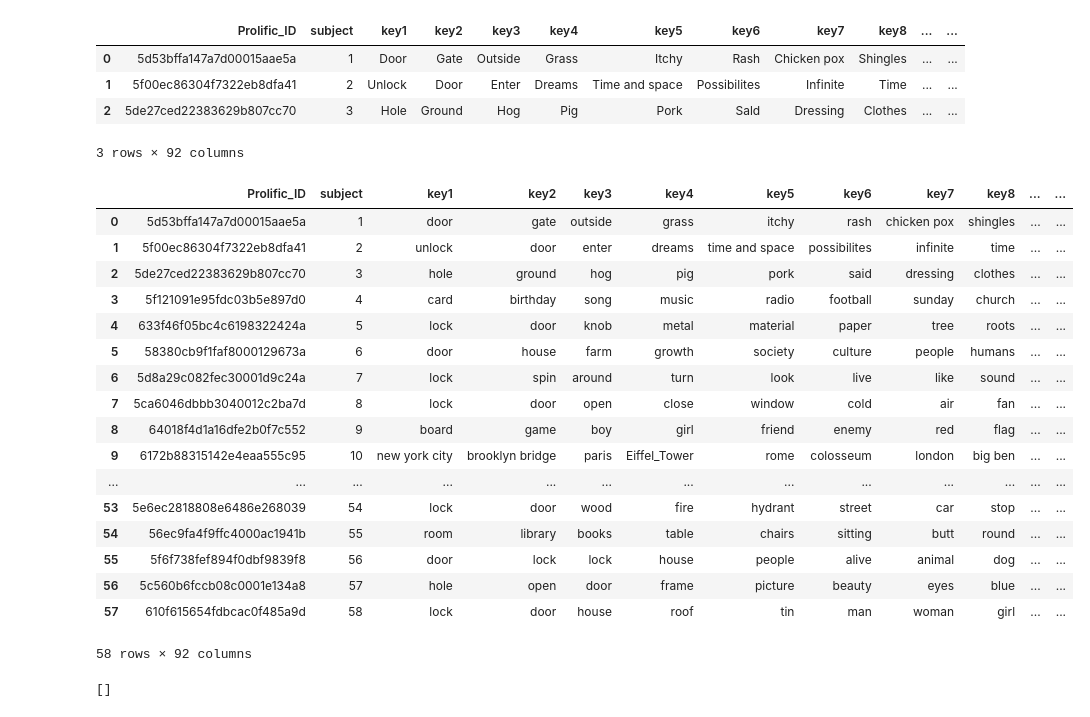
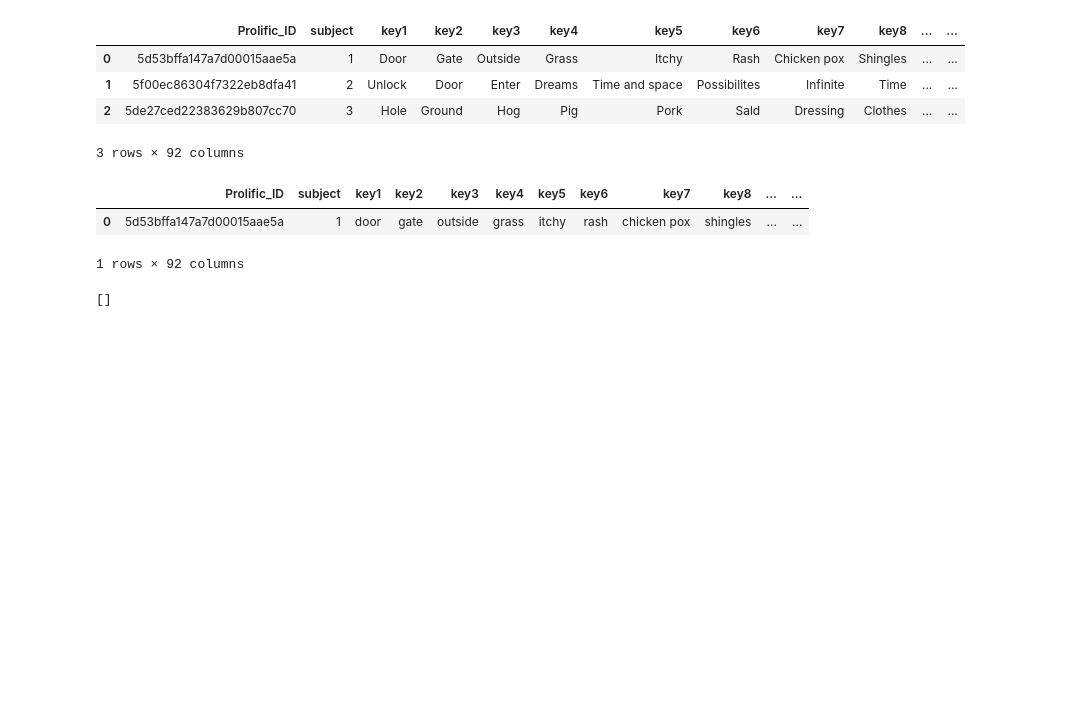
Before and after one commit to 2hyes/FAST_word2vec, a Jupyter notebook: pilot2/1_check_words.ipynb, the cells around one changed output. Saved outputs shown, nothing was run; the diff lists cells and outputs as text; code cells hidden in the pictures; blank space fills up the shorter version.

```diff
--- a/pilot2/1_check_words.ipynb
+++ b/pilot2/1_check_words.ipynb
@@ -412,24 +486,9 @@ for i_subject in range(n_subject):
 # %%
-processed_data
+processed_data[0:1]
 # %% [output]
 |  | Prolific_ID | subject | key1 | key2 | key3 | key4 | key5 | key6 | key7 | key8 | ... | ... |
 | 0 | 5d53bffa147a7d00015aae5a | 1 | door | gate | outside | grass | itchy | rash | chicken pox | shingles | ... | ... |
-| 1 | 5f00ec86304f7322eb8dfa41 | 2 | unlock | door | enter | dreams | time and space | possibilites | infinite | time | ... | ... |
-| 2 | 5de27ced22383629b807cc70 | 3 | hole | ground | hog | pig | pork | said | dressing | clothes | ... | ... |
-| 3 | 5f121091e95fdc03b5e897d0 | 4 | card | birthday | song | music | radio | football | sunday | church | ... | ... |
-| 4 | 633f46f05bc4c6198322424a | 5 | lock | door | knob | metal | material | paper | tree | roots | ... | ... |
-| 5 | 58380cb9f1faf8000129673a | 6 | door | house | farm | growth | society | culture | people | humans | ... | ... |
-| 6 | 5d8a29c082fec30001d9c24a | 7 | lock | spin | around | turn | look | live | like | sound | ... | ... |
-| 7 | 5ca6046dbbb3040012c2ba7d | 8 | lock | door | open | close | window | cold | air | fan | ... | ... |
-| 8 | 64018f4d1a16dfe2b0f7c552 | 9 | board | game | boy | girl | friend | enemy | red | flag | ... | ... |
-| 9 | 6172b88315142e4eaa555c95 | 10 | new york city | brooklyn bridge | paris | Eiffel_Tower | rome | colosseum | london | big ben | ... | ... |
-| ... | ... | ... | ... | ... | ... | ... | ... | ... | ... | ... | ... | ... |
-| 53 | 5e6ec2818808e6486e268039 | 54 | lock | door | wood | fire | hydrant | street | car | stop | ... | ... |
-| 54 | 56ec9fa4f9ffc4000ac1941b | 55 | room | library | books | table | chairs | sitting | butt | round | ... | ... |
-| 55 | 5f6f738fef894f0dbf9839f8 | 56 | door | lock | lock | house | people | alive | animal | dog | ... | ... |
-| 56 | 5c560b6fccb08c0001e134a8 | 57 | hole | open | door | frame | picture | beauty | eyes | blue | ... | ... |
-| 57 | 610f615654fdbcac0f485a9d | 58 | lock | door | house | roof | tin | man | woman | girl | ... | ... |
-58 rows × 92 columns
+1 rows × 92 columns
 # %%
 except_words
 # %% [output]
```
Also changed, not shown: parts of 5 cells of this notebook, 3 other files.
